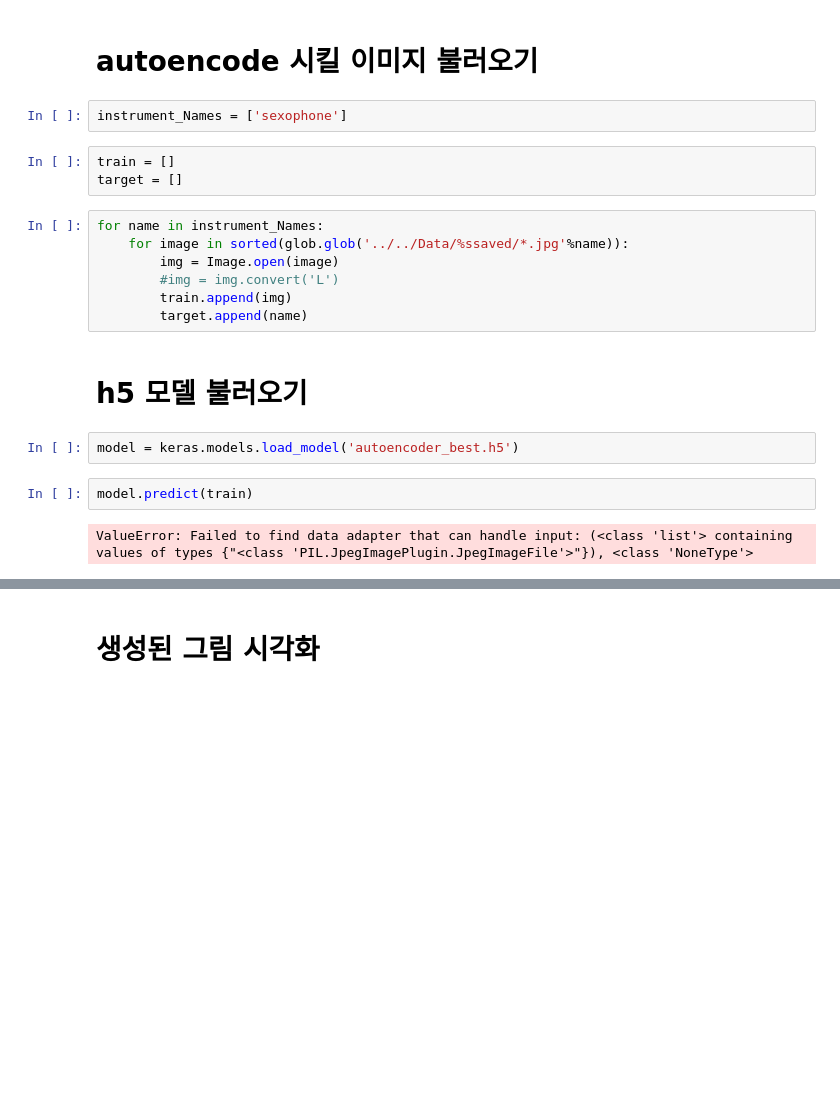
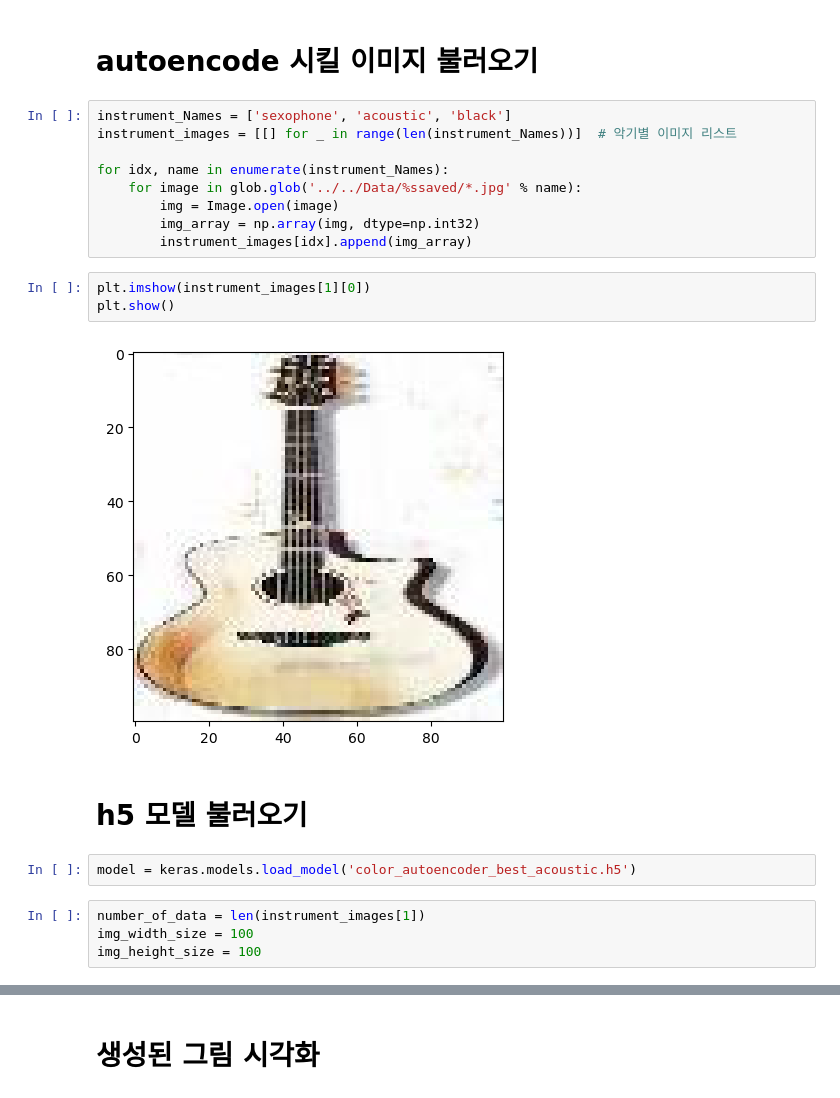
Before and after one commit to MirrorSpring/python_inst, a Jupyter notebook: Python/Note/Crawling/08 colab에서 만든 best h5로 autoencoder 해준 이미지 저장.ipynb, the cells around one changed output, grey strips where cells are left out. Cells and saved outputs as stored; diff of their text form; blank space fills up the shorter version.

```diff
--- a/Python/Note/Crawling/08 colab에서 만든 best h5로 autoencoder 해준 이미지 저장.ipynb
+++ b/Python/Note/Crawling/08 colab에서 만든 best h5로 autoencoder 해준 이미지 저장.ipynb
@@ -8,23 +8,25 @@ import matplotlib.pyplot as plt
 from tensorflow import keras
 # %% [markdown]
 # autoencode 시킬 이미지 불러오기
-# %%
-instrument_Names = ['sexophone']
-# %%
-train = []
-target = []
 # %%
-for name in instrument_Names:
-    for image in sorted(glob.glob('../../Data/%ssaved/*.jpg'%name)):
+instrument_Names = ['sexophone', 'acoustic', 'black']
+instrument_images = [[] for _ in range(len(instrument_Names))]  # 악기별 이미지 리스트
+
+for idx, name in enumerate(instrument_Names):
+    for image in glob.glob('../../Data/%ssaved/*.jpg' % name):
         img = Image.open(image)
-        #img = img.convert('L')
-        train.append(img)
-        target.append(name)
+        img_array = np.array(img, dtype=np.int32)
+        instrument_images[idx].append(img_array)
+# %%
+plt.imshow(instrument_images[1][0])
+plt.show()
+# %% [output]
+[figure, added]
 # %% [markdown]
 # h5 모델 불러오기
 # %%
-model = keras.models.load_model('autoencoder_best.h5')
+model = keras.models.load_model('color_autoencoder_best_acoustic.h5')
-# %%
-model.predict(train)
-# %% [output]
-ValueError: Failed to find data adapter that can handle input: (<class 'list'> containing values of types {"<class 'PIL.JpegImagePlugin.JpegImageFile'>"}), <class 'NoneType'>
+# %%
+number_of_data = len(instrument_images[1])
+img_width_size = 100
+img_height_size = 100
```
Also changed, not shown: parts of 4 cells of this notebook, 5 other files.
